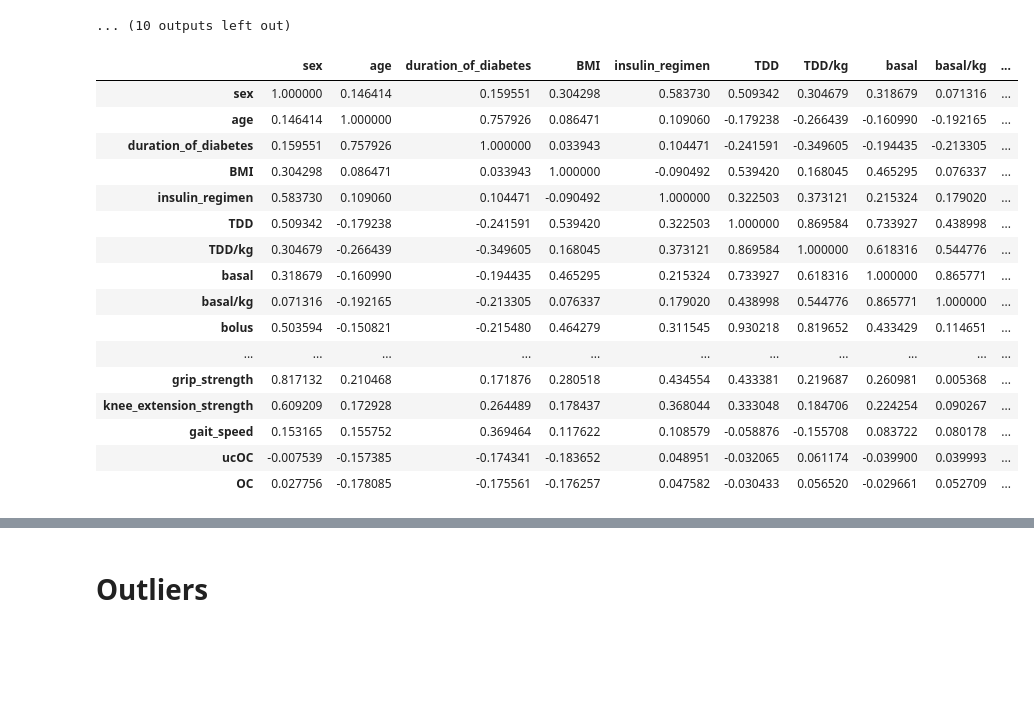
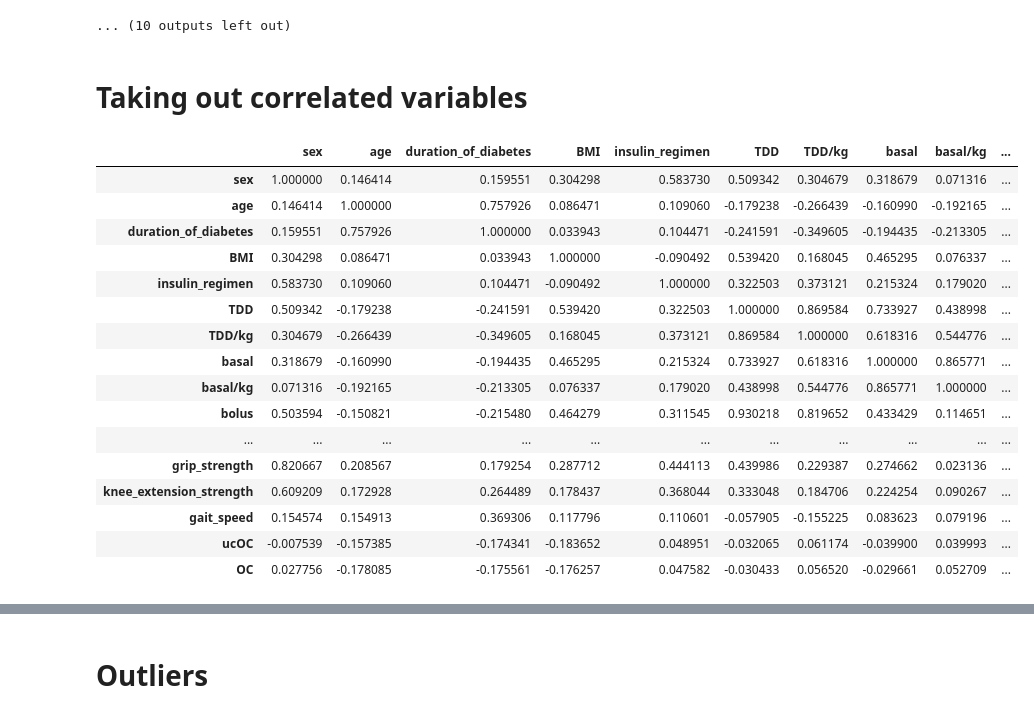
Before and after one commit to gabrielcerono/DiabetesColaboration, a Jupyter notebook: Diabetes_colab.ipynb, the cells around one changed output, grey strips where cells are left out. Drawn from its saved outputs; the diff is of its cells as text; code cells hidden in the pictures; blank space fills up the shorter version.

```diff
--- a/Diabetes_colab.ipynb
+++ b/Diabetes_colab.ipynb
@@ -54,0 +53,2 @@ False
+# %%
+iterative_imp.fit(data)
@@ -55,3 +62,7 @@ False
+# %%
+data1 = iterative_imp.fit_transform(data)
+# %%
+data1 = pd.DataFrame(data=data1, columns= data.columns,)
 # %% [markdown]
 Let's rename some of the columns for an easier time processing it
 # %%
@@ -64,7 +75,7 @@ Index(['gender (male=1, female=0)', 'age', 'duration of diabetes', 'BMI',
        'gait speed', 'ucOC', 'OC'],
       dtype='object')
 # %%
-data.columns = ['sex', 'age', 'duration_of_diabetes', 'BMI',
+data1.columns = ['sex', 'age', 'duration_of_diabetes', 'BMI',
        'insulin_regimen', 'TDD', 'TDD/kg', 'basal', 'basal/kg',
        'bolus', 'bolus/kg', 'HbA1c', 'eGFR', 'bodyfat', 'adiponectin',
        'free-test', 'SMI', 'grip_strength', 'knee_extension_strength',
@@ -104,23 +106,26 @@ for i in data.columns:
 [figure]
 [figure]
 ... (10 outputs left out)
-# %%
-data.corr()
-# %% [output]
-|  | sex | age | duration_of_diabetes | BMI | insulin_regimen | TDD | TDD/kg | basal | basal/kg | ... |
-| sex | 1.000000 | 0.146414 | 0.159551 | 0.304298 | 0.583730 | 0.509342 | 0.304679 | 0.318679 | 0.071316 | ... |
-| age | 0.146414 | 1.000000 | 0.757926 | 0.086471 | 0.109060 | -0.179238 | -0.266439 | -0.160990 | -0.192165 | ... |
-| duration_of_diabetes | 0.159551 | 0.757926 | 1.000000 | 0.033943 | 0.104471 | -0.241591 | -0.349605 | -0.194435 | -0.213305 | ... |
-| BMI | 0.304298 | 0.086471 | 0.033943 | 1.000000 | -0.090492 | 0.539420 | 0.168045 | 0.465295 | 0.076337 | ... |
-| insulin_regimen | 0.583730 | 0.109060 | 0.104471 | -0.090492 | 1.000000 | 0.322503 | 0.373121 | 0.215324 | 0.179020 | ... |
-| TDD | 0.509342 | -0.179238 | -0.241591 | 0.539420 | 0.322503 | 1.000000 | 0.869584 | 0.733927 | 0.438998 | ... |
-| TDD/kg | 0.304679 | -0.266439 | -0.349605 | 0.168045 | 0.373121 | 0.869584 | 1.000000 | 0.618316 | 0.544776 | ... |
-| basal | 0.318679 | -0.160990 | -0.194435 | 0.465295 | 0.215324 | 0.733927 | 0.618316 | 1.000000 | 0.865771 | ... |
-| basal/kg | 0.071316 | -0.192165 | -0.213305 | 0.076337 | 0.179020 | 0.438998 | 0.544776 | 0.865771 | 1.000000 | ... |
-| bolus | 0.503594 | -0.150821 | -0.215480 | 0.464279 | 0.311545 | 0.930218 | 0.819652 | 0.433429 | 0.114651 | ... |
-| ... | ... | ... | ... | ... | ... | ... | ... | ... | ... | ... |
-| grip_strength | 0.817132 | 0.210468 | 0.171876 | 0.280518 | 0.434554 | 0.433381 | 0.219687 | 0.260981 | 0.005368 | ... |
-| knee_extension_strength | 0.609209 | 0.172928 | 0.264489 | 0.178437 | 0.368044 | 0.333048 | 0.184706 | 0.224254 | 0.090267 | ... |
-| gait_speed | 0.153165 | 0.155752 | 0.369464 | 0.117622 | 0.108579 | -0.058876 | -0.155708 | 0.083722 | 0.080178 | ... |
-| ucOC | -0.007539 | -0.157385 | -0.174341 | -0.183652 | 0.048951 | -0.032065 | 0.061174 | -0.039900 | 0.039993 | ... |
-| OC | 0.027756 | -0.178085 | -0.175561 | -0.176257 | 0.047582 | -0.030433 | 0.056520 | -0.029661 | 0.052709 | ... |
+# %% [markdown]
+# Taking out correlated variables
+# %%
+datacorr = data1.corr()
+datacorr
+# %% [output]
+|  | sex | age | duration_of_diabetes | BMI | insulin_regimen | TDD | TDD/kg | basal | basal/kg | ... |
+| sex | 1.000000 | 0.146414 | 0.159551 | 0.304298 | 0.583730 | 0.509342 | 0.304679 | 0.318679 | 0.071316 | ... |
+| age | 0.146414 | 1.000000 | 0.757926 | 0.086471 | 0.109060 | -0.179238 | -0.266439 | -0.160990 | -0.192165 | ... |
+| duration_of_diabetes | 0.159551 | 0.757926 | 1.000000 | 0.033943 | 0.104471 | -0.241591 | -0.349605 | -0.194435 | -0.213305 | ... |
+| BMI | 0.304298 | 0.086471 | 0.033943 | 1.000000 | -0.090492 | 0.539420 | 0.168045 | 0.465295 | 0.076337 | ... |
+| insulin_regimen | 0.583730 | 0.109060 | 0.104471 | -0.090492 | 1.000000 | 0.322503 | 0.373121 | 0.215324 | 0.179020 | ... |
+| TDD | 0.509342 | -0.179238 | -0.241591 | 0.539420 | 0.322503 | 1.000000 | 0.869584 | 0.733927 | 0.438998 | ... |
+| TDD/kg | 0.304679 | -0.266439 | -0.349605 | 0.168045 | 0.373121 | 0.869584 | 1.000000 | 0.618316 | 0.544776 | ... |
+| basal | 0.318679 | -0.160990 | -0.194435 | 0.465295 | 0.215324 | 0.733927 | 0.618316 | 1.000000 | 0.865771 | ... |
+| basal/kg | 0.071316 | -0.192165 | -0.213305 | 0.076337 | 0.179020 | 0.438998 | 0.544776 | 0.865771 | 1.000000 | ... |
+| bolus | 0.503594 | -0.150821 | -0.215480 | 0.464279 | 0.311545 | 0.930218 | 0.819652 | 0.433429 | 0.114651 | ... |
+| ... | ... | ... | ... | ... | ... | ... | ... | ... | ... | ... |
+| grip_strength | 0.820667 | 0.208567 | 0.179254 | 0.287712 | 0.444113 | 0.439986 | 0.229387 | 0.274662 | 0.023136 | ... |
+| knee_extension_strength | 0.609209 | 0.172928 | 0.264489 | 0.178437 | 0.368044 | 0.333048 | 0.184706 | 0.224254 | 0.090267 | ... |
+| gait_speed | 0.154574 | 0.154913 | 0.369306 | 0.117796 | 0.110601 | -0.057905 | -0.155225 | 0.083623 | 0.079196 | ... |
+| ucOC | -0.007539 | -0.157385 | -0.174341 | -0.183652 | 0.048951 | -0.032065 | 0.061174 | -0.039900 | 0.039993 | ... |
+| OC | 0.027756 | -0.178085 | -0.175561 | -0.176257 | 0.047582 | -0.030433 | 0.056520 | -0.029661 | 0.052709 | ... |
```
Also changed, not shown: parts of 57 cells of this notebook.
